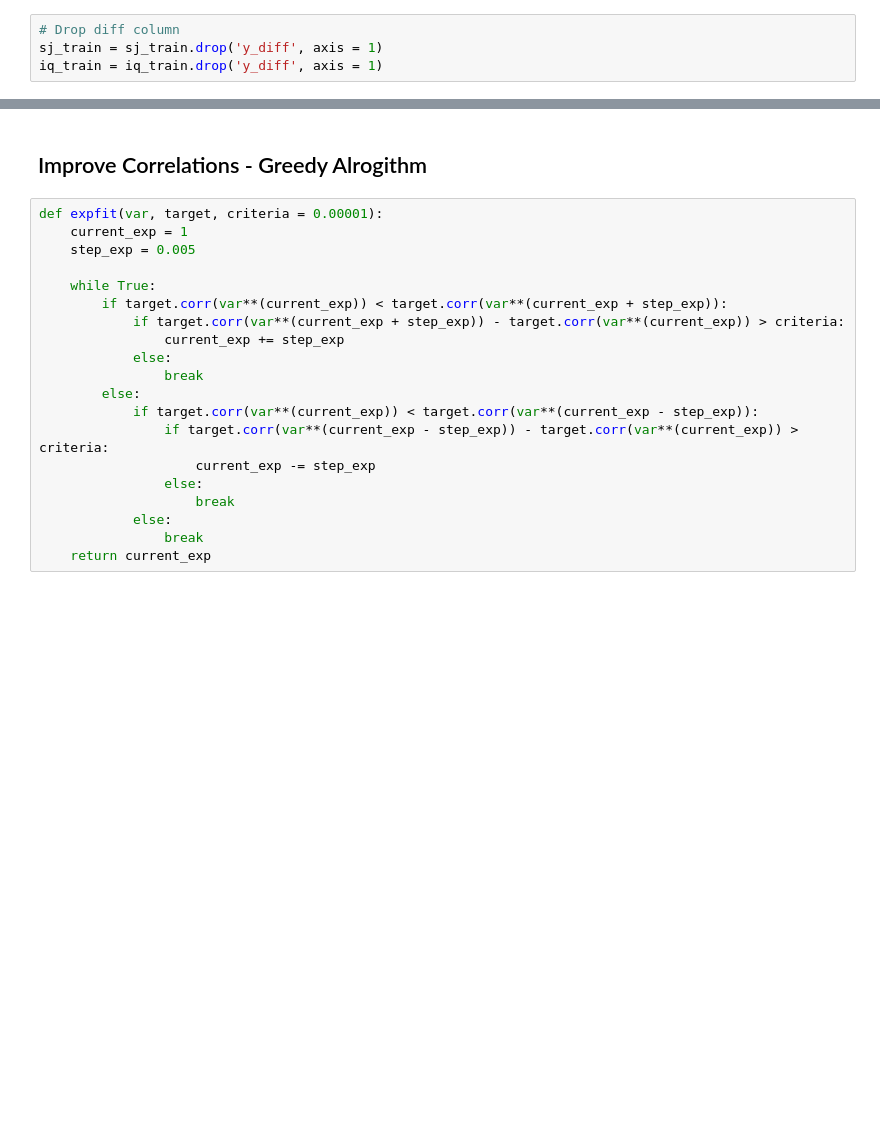
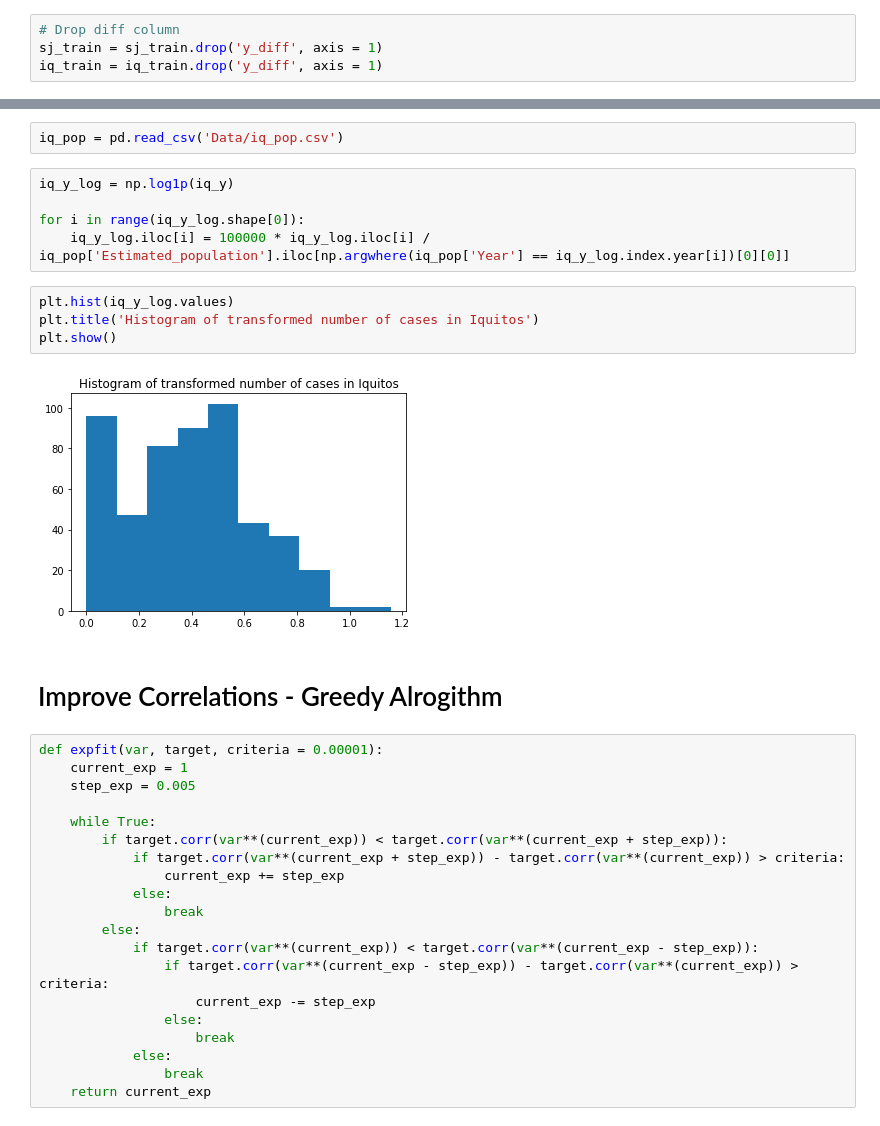
Before and after one commit to Pasinsiri/DengAI, a Jupyter notebook: Exploratory Data Analysis.ipynb, the cells around one changed output, grey strips where cells are left out. Saved outputs shown, nothing was run; the diff lists cells and outputs as text; blank space fills up the shorter version.

```diff
--- a/Exploratory Data Analysis.ipynb
+++ b/Exploratory Data Analysis.ipynb
@@ -218,5 +209,18 @@ iq_train = iq_train.drop('y_diff', axis = 1)
+# %%
+iq_pop = pd.read_csv('Data/iq_pop.csv')
+# %%
+iq_y_log = np.log1p(iq_y)
+
+for i in range(iq_y_log.shape[0]):
+    iq_y_log.iloc[i] = 100000 * iq_y_log.iloc[i] / iq_pop['Estimated_population'].iloc[np.argwhere(iq_pop['Year'] == iq_y_log.index.year[i])[0][0]]
+# %%
+plt.hist(iq_y_log.values)
+plt.title('Histogram of transformed number of cases in Iquitos')
+plt.show()
+# %% [output]
+[figure, added]
 # %% [markdown]
-## Improve Correlations - Greedy Alrogithm
+# Improve Correlations - Greedy Alrogithm
 # %%
 def expfit(var, target, criteria = 0.00001):
     current_exp = 1
```
Also changed, not shown: parts of 18 cells of this notebook.
